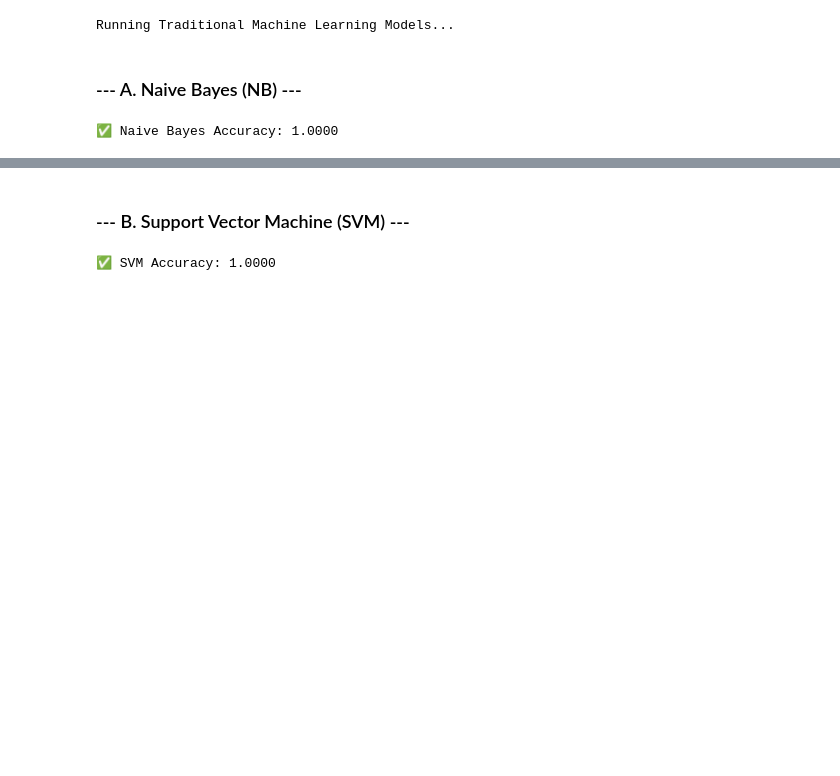
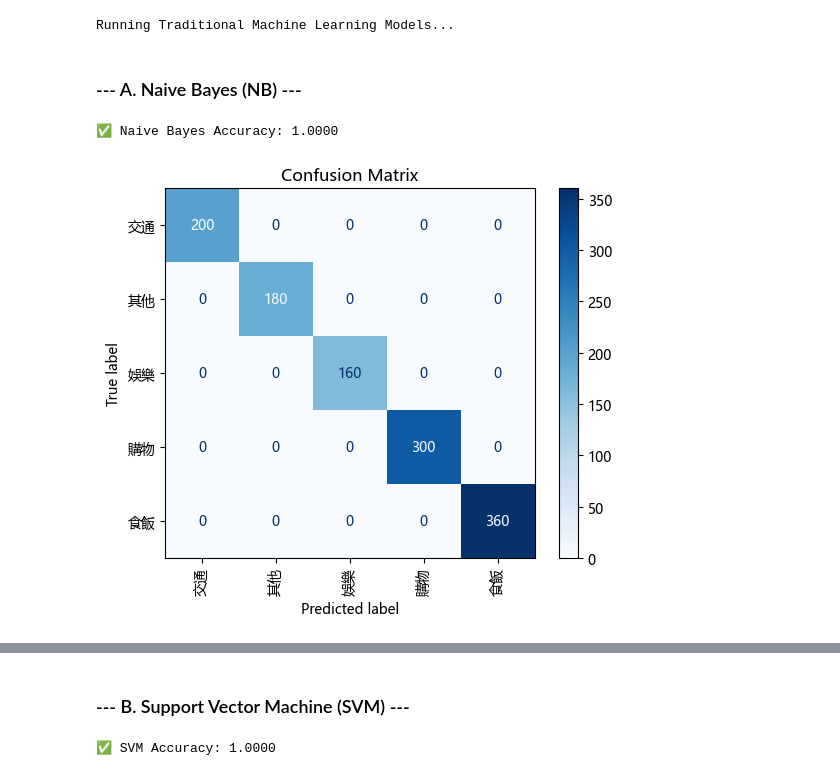
Before and after one commit to EAAI-smart-spend/classification, a Jupyter notebook: Classification.ipynb, the cells around one changed output, grey strips where cells are left out. Cells and saved outputs as stored; diff of their text form; code cells hidden in the pictures; blank space fills up the shorter version.

Commit message:
update graph

```diff
--- a/Classification.ipynb
+++ b/Classification.ipynb
@@ -82,3 +85,16 @@ ml_results['Naive Bayes'] = nb_acc
 print(f"✅ Naive Bayes Accuracy: {nb_acc:.4f}")
 # %% [output]
 ✅ Naive Bayes Accuracy: 1.0000
+# %%
+plt.rcParams['font.sans-serif'] = ['Microsoft YaHei']
+
+plt.rcParams['axes.unicode_minus'] = False
+
+y_pred = nb_model.predict(X_test_tfidf)
+cm = confusion_matrix(y_test, y_pred, labels=nb_model.classes_)
+disp = ConfusionMatrixDisplay(confusion_matrix=cm, display_labels=nb_model.classes_)
+disp.plot(xticks_rotation='vertical', cmap='Blues')
+plt.title('Confusion Matrix')
+plt.show()
+# %% [output]
+[figure, added]
```
Also changed, not shown: parts of 21 cells of this notebook, 6 other files.
